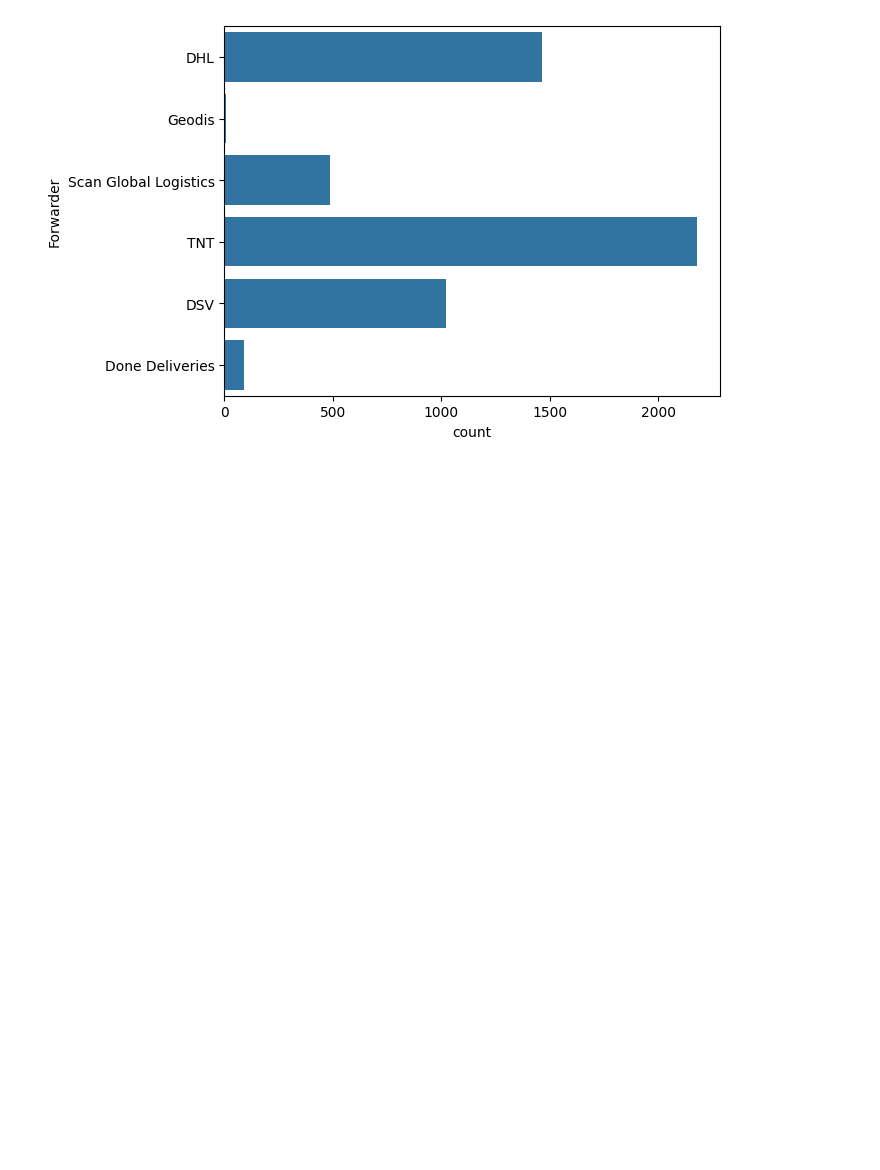
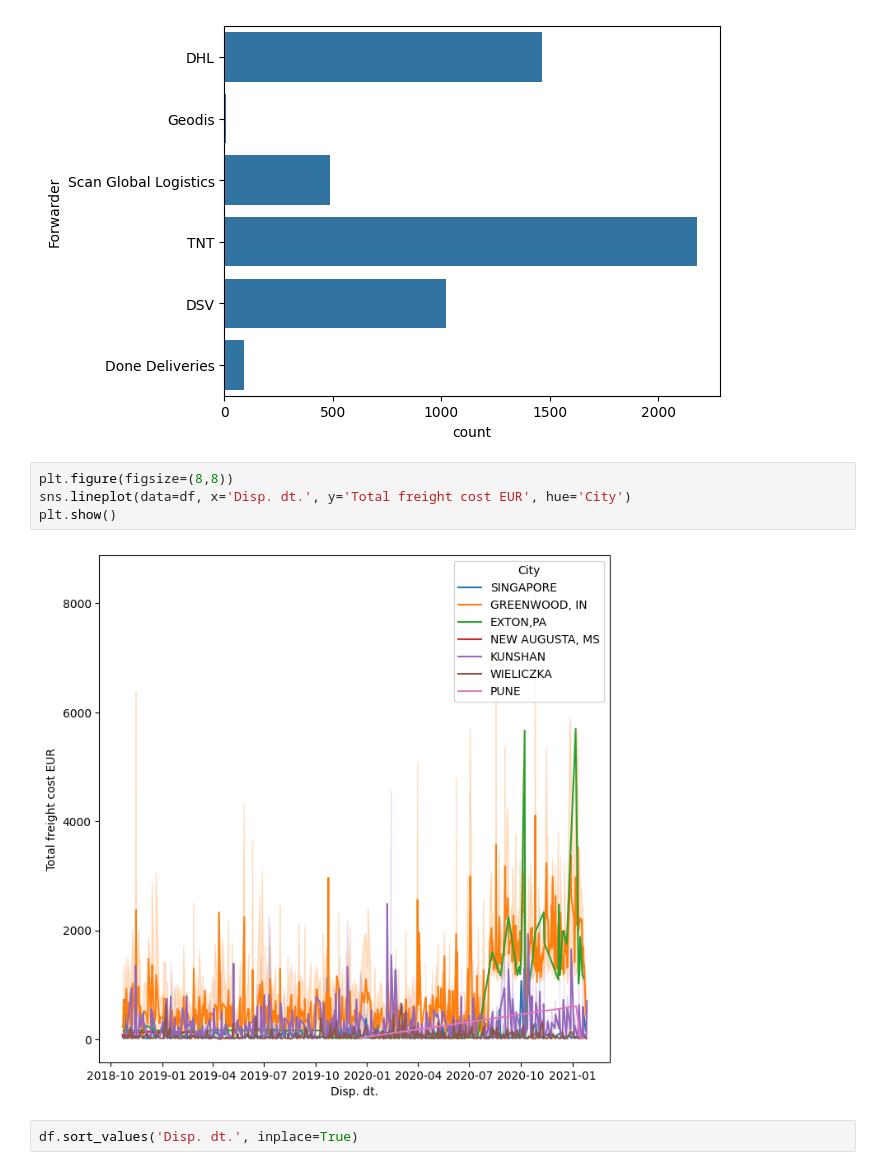
Before and after one commit to jDDDDDDDD/Logistyka, a Jupyter notebook: eda.ipynb, the cells around one changed output. Drawn from its saved outputs; the diff is of its cells as text; blank space fills up the shorter version.

```diff
--- a/eda.ipynb
+++ b/eda.ipynb
@@ -102,3 +102,11 @@ sns.countplot(data=df, y='Forwarder')
 plt.show()
 # %% [output]
 [figure]
+# %%
+plt.figure(figsize=(8,8))
+sns.lineplot(data=df, x='Disp. dt.', y='Total freight cost EUR', hue='City')
+plt.show()
+# %% [output]
+[figure, added]
+# %%
+df.sort_values('Disp. dt.', inplace=True)
```
Also changed, not shown: parts of 3 cells of this notebook.
